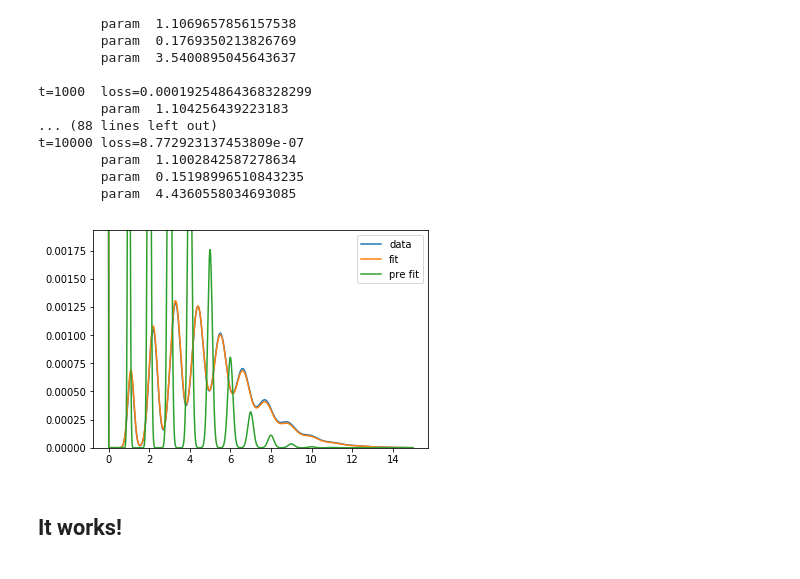
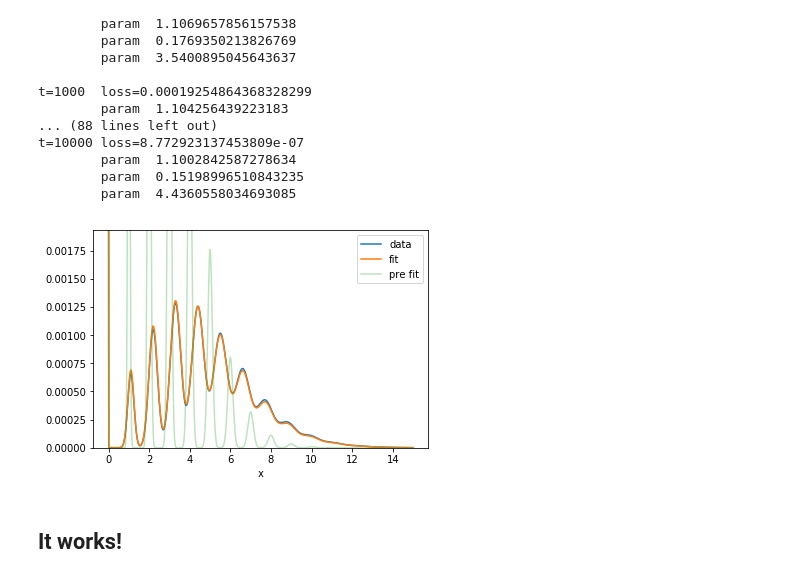
Before and after one commit to cranmer/poisson-convolution-sum, a Jupyter notebook: Poisson-weighted-convolutions.ipynb, the cells around one changed output. Drawn from its saved outputs; the diff is of its cells as text; code cells hidden in the pictures.

```diff
--- a/Poisson-weighted-convolutions.ipynb
+++ b/Poisson-weighted-convolutions.ipynb
@@ -105,8 +46,3 @@ def complex_exp_pois(z, nu):
     real_out = torch.exp(real1*nu)*torch.cos(nu*imag1)
     imag_out = torch.exp(real1*nu)*torch.sin(nu*imag1)
     return torch.stack([real_out, imag_out], dim = -1)
-# %%
-def pois_conv(y, nu):
-    pass
-
-c base_dist(x)
@@ -177,17 +66 @@ with torch.no_grad():
-# %%
-class base_dist():
-    def __init__(self):
-        self.theta = torch.ones(1,1, requires_grad=True, dtype=torch.double)
-        self.sigma = torch.tensor(0.051,requires_grad=True, dtype=torch.double)
-    def forward(self, x):
-        max_ = torch.max(x)
-        min_ = torch.min(x)
-        nbins = x.size()[1]
-        norm = torch.tensor(max_/nbins/np.sqrt(2.*np.pi), dtype=torch.double)/self.sigma
-        y = torch.empty(1,nbins,2, dtype=torch.double)
-        y[0,:,0] = (torch.exp(-(x-self.theta)*(x-self.theta)/2./self.sigma/self.sigma))*norm
-        y[0,:,1]= torch.zeros(nbins)
-        return y
-    def parameters(self):
-        return [self.theta, self.sigma]
 # %%
@@ -331,11 +175,12 @@ t=10000 loss=8.772923137453809e-07
 # %%
 with torch.no_grad():
     plt.plot(x[0].detach().numpy(),data[0,:,0].detach().numpy(), label="data")
     plt.plot(x[0].detach().numpy(),y2_.forward(x)[0,:,0].detach().numpy(), label="fit")
-    plt.plot(x[0].detach().numpy(),prefit_prediction[0,:,0].detach().numpy(), label="pre fit")
+    plt.plot(x[0].detach().numpy(),prefit_prediction[0,:,0].detach().numpy(), alpha=.3, label="pre fit")
     plt.ylim(0,np.max(1.5*data[0,1:,0].detach().numpy()))
+    plt.xlabel('x')
     plt.legend()
 # %% [output]
-[figure, old version]
+[figure, new version]
 # %% [markdown]
 ## It works!
```
Also changed, not shown: parts of 23 cells of this notebook, 1 other file.
